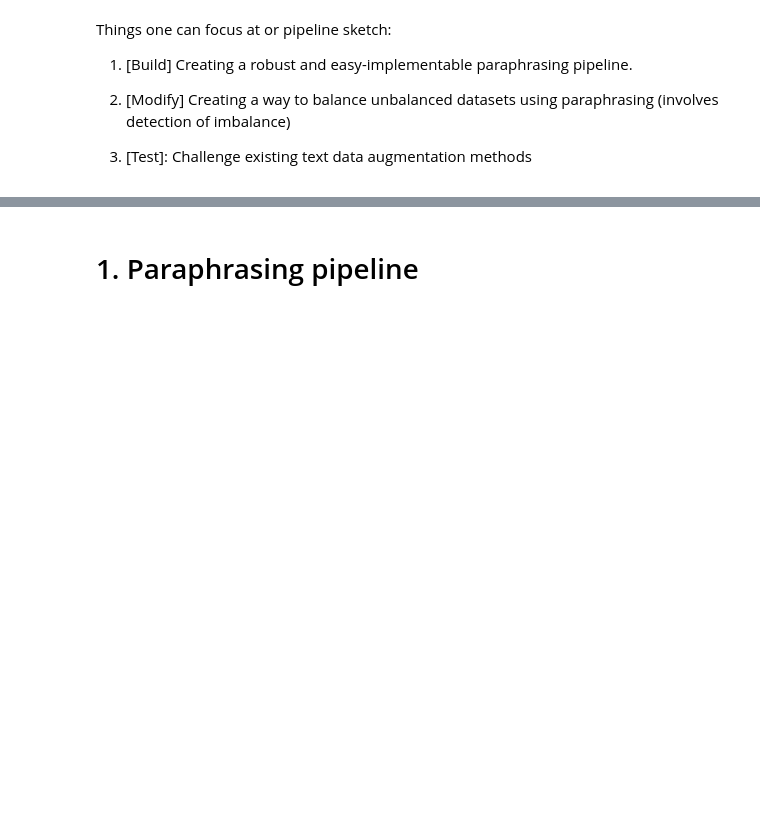
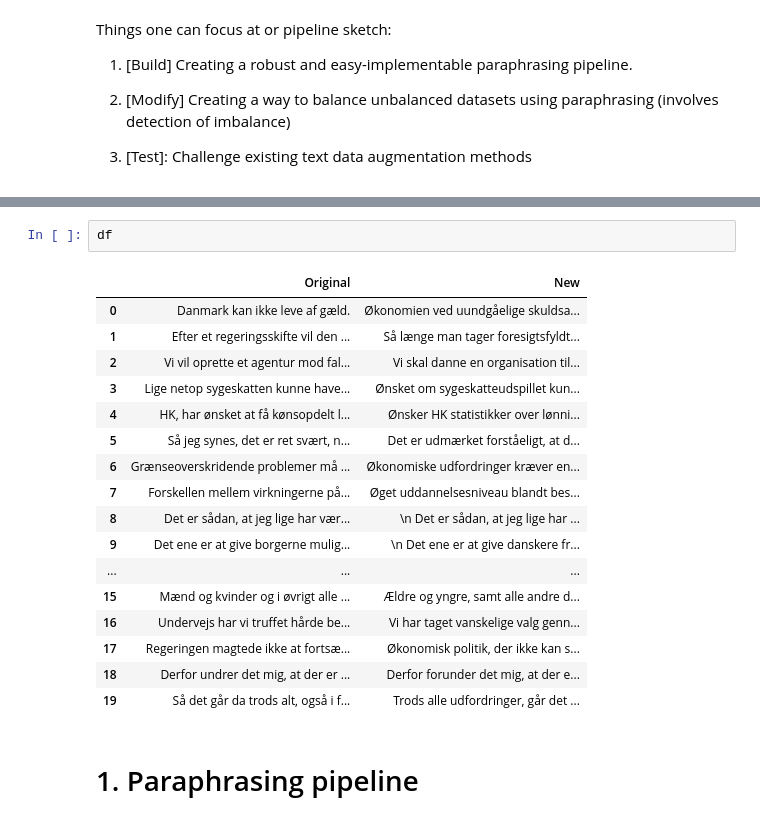
Before and after one commit to jorgenhw/NLP_exam_2023, a Jupyter notebook: sandbox.ipynb, the cells around one changed output, grey strips where cells are left out. Cells and saved outputs as stored; diff of their text form; blank space fills up the shorter version.

```diff
--- a/sandbox.ipynb
+++ b/sandbox.ipynb
@@ -144,3 +72,23 @@ df = generate_dataframe(original, model)
+# %%
+df
+# %% [output]
+|  | Original | New |
+| 0 | Danmark kan ikke leve af gæld. | Økonomien ved uundgåelige skuldsa... |
+| 1 | Efter et regeringsskifte vil den ... | Så længe man tager foresigtsfyldt... |
+| 2 | Vi vil oprette et agentur mod fal... | Vi skal danne en organisation til... |
+| 3 | Lige netop sygeskatten kunne have... | Ønsket om sygeskatteudspillet kun... |
+| 4 | HK, har ønsket at få kønsopdelt l... | Ønsker HK statistikker over lønni... |
+| 5 | Så jeg synes, det er ret svært, n... | Det er udmærket forståeligt, at d... |
+| 6 | Grænseoverskridende problemer må ... | Økonomiske udfordringer kræver en... |
+| 7 | Forskellen mellem virkningerne på... | Øget uddannelsesniveau blandt bes... |
+| 8 | Det er sådan, at jeg lige har vær... | \n Det er sådan, at jeg lige har ... |
+| 9 | Det ene er at give borgerne mulig... | \n Det ene er at give danskere fr... |
+| ... | ... | ... |
+| 15 | Mænd og kvinder og i øvrigt alle ... | Ældre og yngre, samt alle andre d... |
+| 16 | Undervejs har vi truffet hårde be... | Vi har taget vanskelige valg genn... |
+| 17 | Regeringen magtede ikke at fortsæ... | Økonomisk politik, der ikke kan s... |
+| 18 | Derfor undrer det mig, at der er ... | Derfor forunder det mig, at der e... |
+| 19 | Så det går da trods alt, også i f... | Trods alle udfordringer, går det ... |
 # %% [markdown]
 # 1. Paraphrasing pipeline
 # %% [markdown]
```
Also changed, not shown: parts of 10 cells of this notebook, 11 other files.
